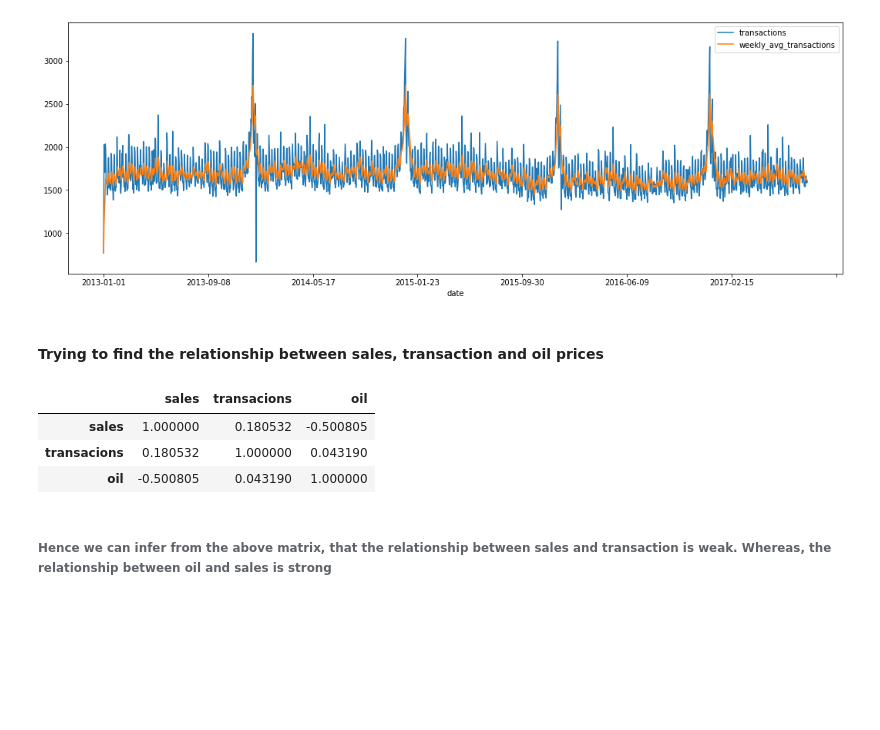
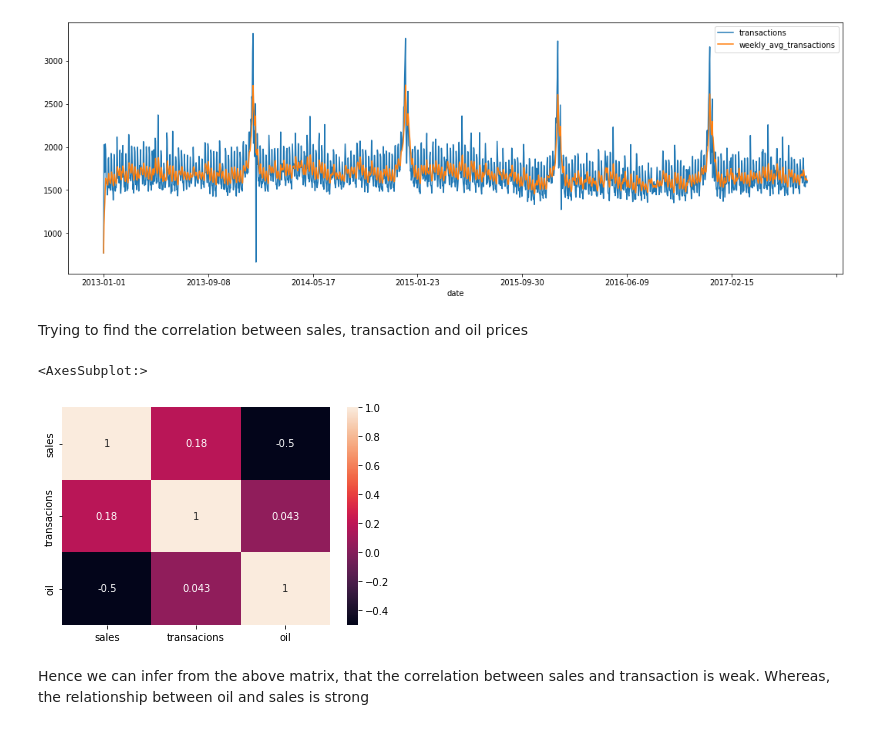
Before and after one commit to abroniewski/ML-test-repo, a Jupyter notebook: connectcsv.ipynb, the cells around one changed output. Cells and saved outputs as stored; diff of their text form; code cells hidden in the pictures; blank space fills up the shorter version.

```diff
--- a/connectcsv.ipynb
+++ b/connectcsv.ipynb
@@ -187,17 +288,16 @@ avg_transactions.plot(x= 'date', y= ['transactions', 'weekly_avg_transactions'],
 <AxesSubplot:xlabel='date'>
 [figure]
 # %% [markdown]
-#### Trying to find the relationship between sales, transaction and oil prices
+Trying to find the correlation between sales, transaction and oil prices
 # %%
 sales_transaction = pd.DataFrame()
 sales_transaction['sales'] = avg_sales['sales']
 sales_transaction['transacions'] = avg_transactions['transactions']
 sales_transaction['oil'] = data_oil['dcoilwtico']
-sales_transaction.corr()
+sales = sales_transaction.corr()
+sns.heatmap(sales, xticklabels=sales.columns, yticklabels=sales.columns, annot=True)
 # %% [output]
-|  | sales | transacions | oil |
-| sales | 1.000000 | 0.180532 | -0.500805 |
-| transacions | 0.180532 | 1.000000 | 0.043190 |
-| oil | -0.500805 | 0.043190 | 1.000000 |
+<AxesSubplot:>
+[figure, added]
 # %% [markdown]
-###### Hence we can infer from the above matrix, that the relationship between sales and transaction is weak. Whereas, the relationship between oil and sales is strong
+Hence we can infer from the above matrix, that the correlation between sales and transaction is weak. Whereas, the relationship between oil and sales is strong
```
Also changed, not shown: parts of 28 cells of this notebook.
